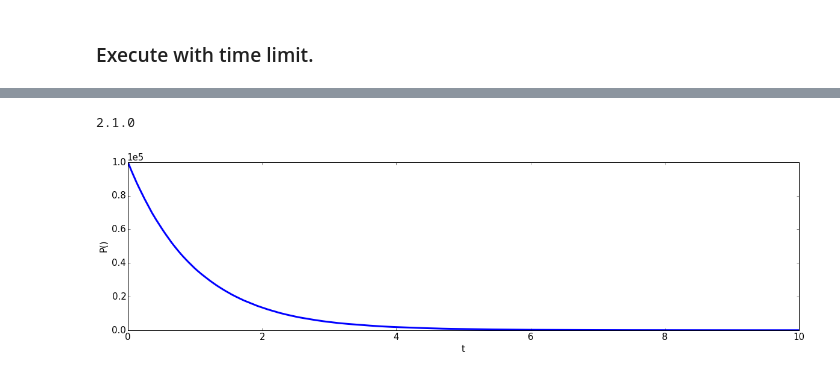
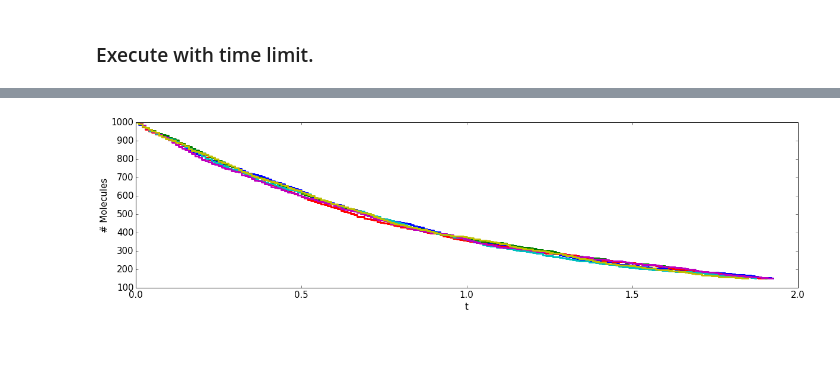
Before and after one commit to telamonian/lmes, a Jupyter notebook: regression/first_order_decay/analysis.ipynb, the cells around one changed output, grey strips where cells are left out. Drawn from its saved outputs; the diff is of its cells as text; code cells hidden in the pictures; blank space fills up the shorter version.

```diff
--- a/regression/first_order_decay/analysis.ipynb
+++ b/regression/first_order_decay/analysis.ipynb
@@ -62,26 +174,14 @@ xlabel('t'); ylabel('# Molecules')
 # %%
-# Plot the ensemble average.
-dirname="data/1"
+# Plot the time series for a set of replicates.
+dirname="data/3"
 filename="%s/first_order_decay.lm"%dirname
 fp = h5py.File(filename, "r")
 matplotlib.rcParams.update({'font.size': 15, "figure.figsize": (20,5)})
-replicates=fp["/Simulations"].keys()
-p=None
-times=None
-for replicate in replicates:
-    if times is None:
-        times=fp["/Simulations/%s/SpeciesCountTimes"%replicate]
-    counts=fp["/Simulations/%s/SpeciesCounts"%replicate]
-    if p is None:
-        p = np.zeros(counts.shape, dtype=double)
-        p += counts
-    else:
-        p += counts
-
-
-plot(times,p, **plotStyles)
-xlabel('t'); ylabel('P()')
-print h5py.version.version
+for replicate in (1,2,3,4,5,6):
+    counts=fp["/Simulations/%07d/SpeciesCounts"%replicate]
+    times=fp["/Simulations/%07d/SpeciesCountTimes"%replicate]
+    step(times,counts, **stepStyles)
+xlabel('t'); ylabel('# Molecules')
+pass
 # %% [output]
-2.1.0
-[figure, old version]
+[figure, new version]
```
Also changed, not shown: parts of 22 cells of this notebook.
